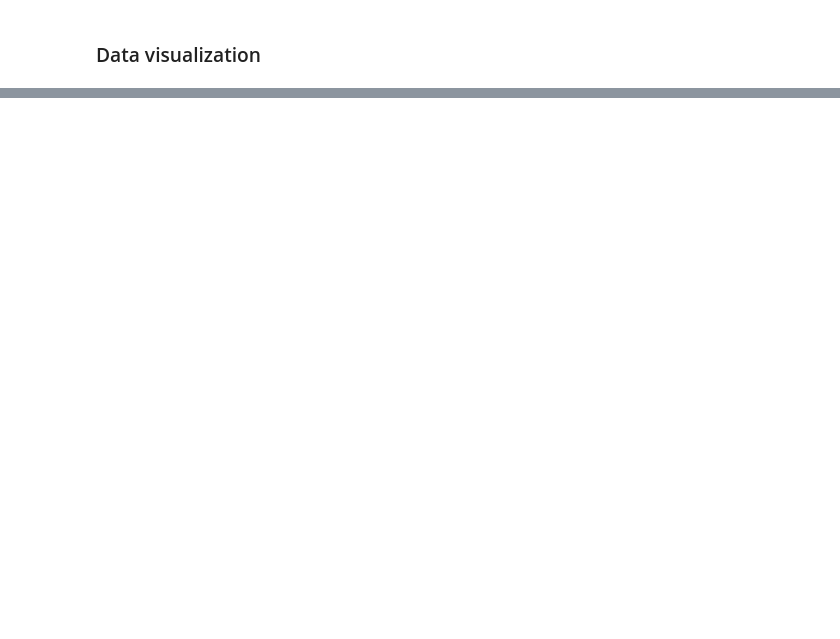
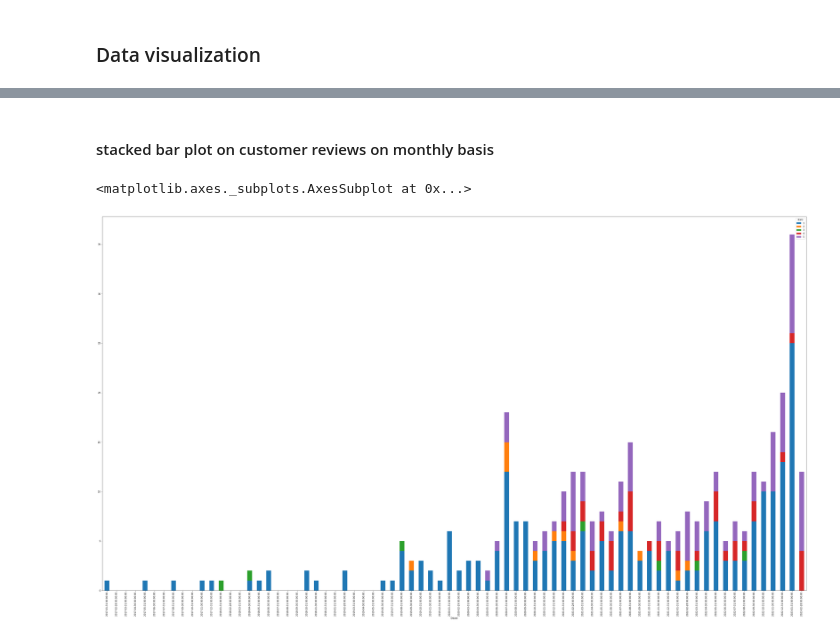
Before and after one commit to risa1796/Parship, a Jupyter notebook: BeautifulSoup_Trustpilot_Parship.ipynb, the cells around one changed output, grey strips where cells are left out. Saved outputs shown, nothing was run; the diff lists cells and outputs as text; code cells hidden in the pictures; blank space fills up the shorter version.

```diff
--- a/BeautifulSoup_Trustpilot_Parship.ipynb
+++ b/BeautifulSoup_Trustpilot_Parship.ipynb
@@ -192,0 +309,2 @@ STAR RATING 5
+# %%
+review_data['Ddate'] = review_data.dates.apply(lambda x: x.date())
@@ -192,0 +332,19 @@ STAR RATING 5
+# %% [markdown]
+#### stacked bar plot on customer reviews on monthly basis
+# %%
+import matplotlib.pyplot as plt
+plt.rcParams["figure.figsize"] = (15,7)
+
+piv = pd.pivot_table(review_data,
+               index = 'Ddate',
+               columns= 'stars',
+               values = 'titles',
+               aggfunc= 'count').fillna(0).reset_index()
+
+piv['Ddate'] = pd.to_datetime(piv['Ddate'])
+piv = piv.resample('M', on='Ddate').sum()
+
+piv.plot(kind='bar', stacked=True)
+# %% [output]
+<matplotlib.axes._subplots.AxesSubplot at 0x...>
+[figure, added]
```
Also changed, not shown: parts of 19 cells of this notebook.
